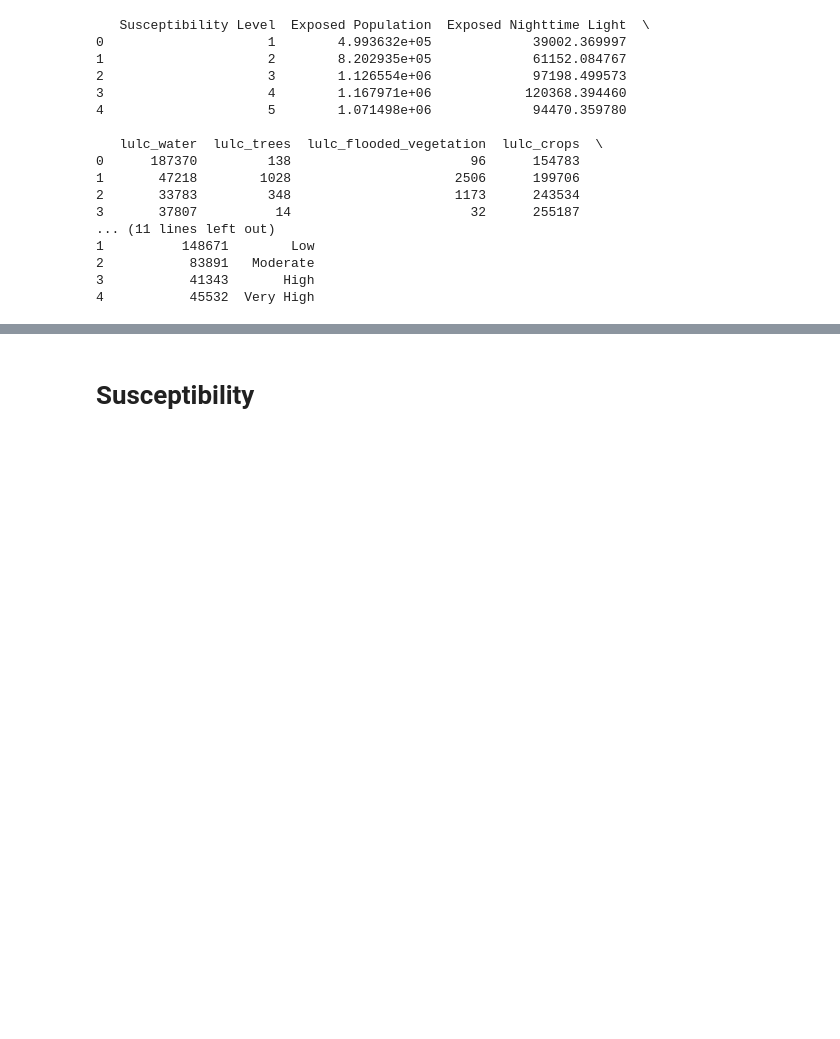
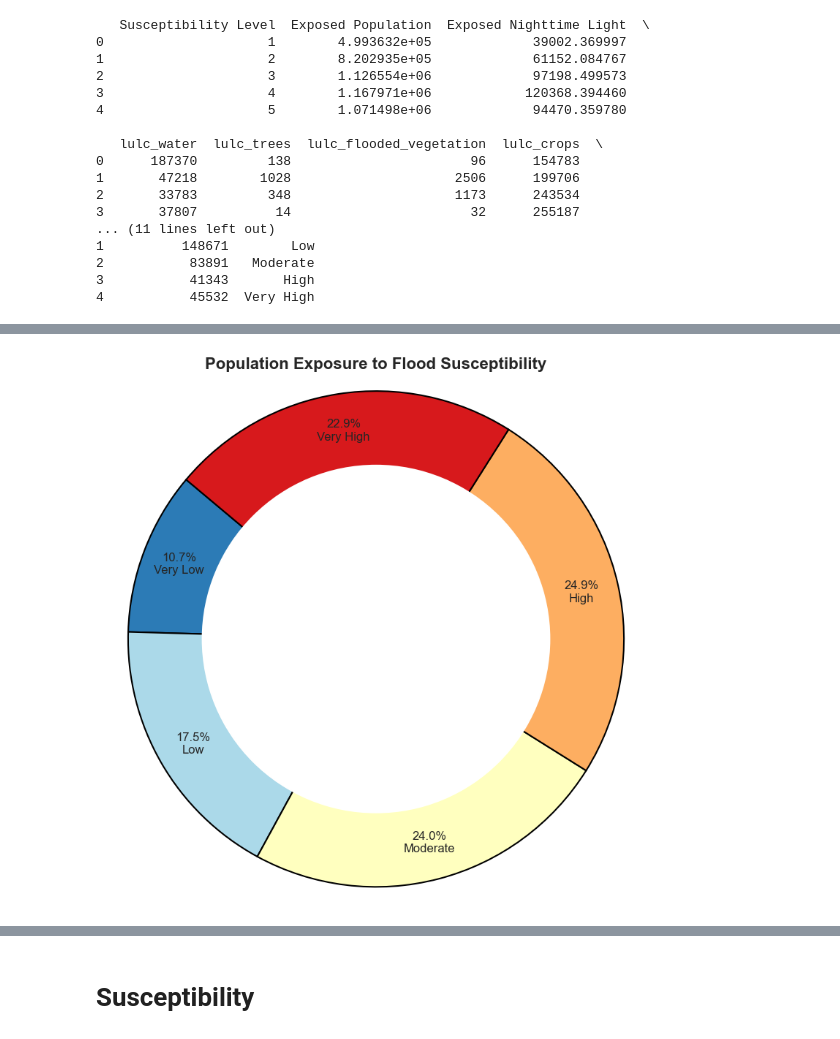
Before and after one commit to waleedgeo/FMSE, a Jupyter notebook: main.ipynb, the cells around one changed output, grey strips where cells are left out. Drawn from its saved outputs; the diff is of its cells as text; code cells hidden in the pictures; blank space fills up the shorter version.

```diff
--- a/main.ipynb
+++ b/main.ipynb
@@ -514,0 +672,88 @@ exposure_df.to_csv('exposure_df.csv', index=False)
+# %%
+import seaborn as sns
+import matplotlib.pyplot as plt
+import pandas as pd
+
+def visualize_exposure(df):
+    """
+    Generate visualizations for exposure analysis:
+    1. A donut chart for population exposure to susceptibility per class.
+    2. A donut chart for economic activity (nighttime light) exposure per susceptibility class.
+    3. Five combined subplot charts for land cover area exposure for each flood susceptibility class.
+
+    Parameters:
+    df (pd.DataFrame): Dataframe containing exposure information.
+    """
+
+    # Colors for each susceptibility class
+    colors = ['#2c7bb6', '#abd9e9', '#ffffbf', '#fdae61', '#d7191c']
+    labels = df['Category'].tolist()
+
+    # Function to create donut charts
+    def create_donut_chart(data, title, labels):
+        fig, ax = plt.subplots(figsize=(8, 8), subplot_kw=dict(aspect="equal"))
+        wedges, texts, autotexts = ax.pie(data, labels=None, autopct='', startangle=140,
+                                          colors=colors, pctdistance=0.85,
+                                          wedgeprops={'edgecolor': 'black'})
+
+        for i, a in enumerate(autotexts):
+            percentage = f"{data[i]/sum(data)*100:.1f}%"
+            label = labels[i]
+            autotexts[i].set_text(f"{percentage}\n{label}")
+            autotexts[i].set_fontsize(12)
+
+        centre_circle = plt.Circle((0,0),0.70,fc='white')
+        fig.gca().add_artist(centre_circle)
+        plt.title(title, fontsize=16, fontweight='bold')
+        plt.axis('equal')
+        plt.tight_layout()
+        plt.show()
+
+    # Donut chart for population exposure
+    create_donut_chart(df['Exposed Population'], 'Population Exposure to Flood Susceptibility', labels)
+
+    # Donut chart for economic activity (nighttime light) exposure
+    create_donut_chart(df['Exposed Nighttime Light'], 'Economic Activity Exposure to Flood Susceptibility', labels)
+
+    # Land cover columns
+    landcover_columns = [
+        'lulc_water', 'lulc_trees', 'lulc_flooded_vegetation', 'lulc_crops',
+        'lulc_built_area', 'lulc_bare_ground', 'lulc_snow_ice', 'lulc_clouds', 'lulc_rangeland'
+    ]
+
+    # Create subplots for land cover area exposure
+    fig, axes = plt.subplots(3, 2, figsize=(15, 20))
+    axes = axes.flatten()
+
+    for i, (category, row) in enumerate(df.iterrows()):
+        landcover_data = row[landcover_columns] / 1e6  # Convert from m^2 to km^2
+        landcover_data_sorted = landcover_data.sort_values(ascending=False)
+        ax = axes[i]
+        sns.barplot(x=landcover_data_sorted.index, y=landcover_data_sorted.values, palette="YlOrRd_r", ax=ax)
+
+        # Adjust the positioning of the text labels on the bars
+        for bar in ax.patches:
+            yval = bar.get_height()
+            ax.text(bar.get_x() + bar.get_width()/2, yval + 0.02 * landcover_data_sorted.max(), f'{yval:.2f}', ha='center', va='bottom', fontsize=10)
+
+        ax.set_title(f'Land Cover Area Exposed to {row["Category"]} Susceptibility', fontsize=16, fontweight='bold')
+        ax.set_ylabel('Area (sq km)', fontsize=14)
+        ax.set_xlabel('Land Cover Type', fontsize=14)
+        ax.set_xticklabels(ax.get_xticklabels(), rotation=45, ha='right', fontsize=12)
+        ax.set_ylim(0, landcover_data_sorted.max() * 1.1)
+        ax.set_facecolor('white')
+
+    # Remove the unused subplot
+    fig.delaxes(axes[-1])
+
+    plt.tight_layout()
+    plt.show()
+
+# Apply the ggplot theme
+sns.set_theme(style="whitegrid")
+sns.set_context("talk")
+
+# Example usage
+visualize_exposure(exposure_df)
+# %% [output]
+[figure, added]
```
Also changed, not shown: parts of 4 cells of this notebook.
